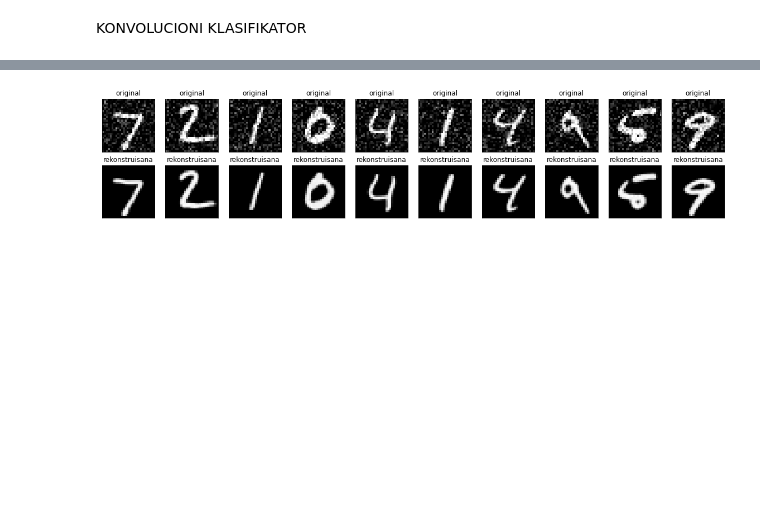
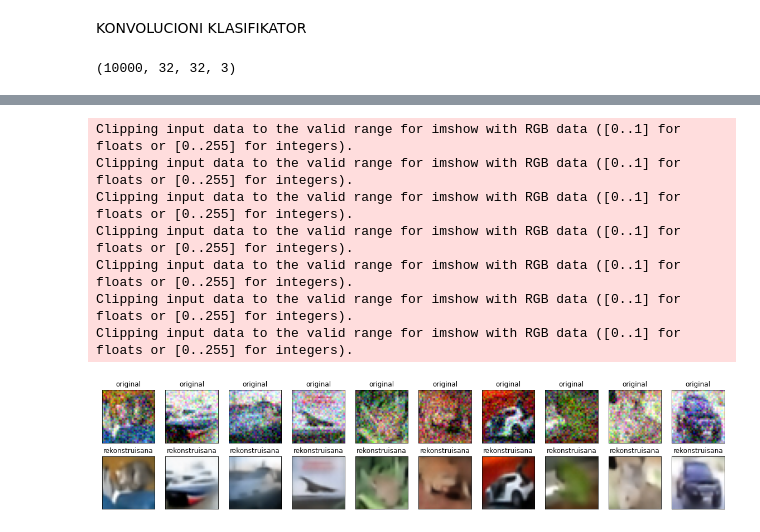
Before and after one commit to KostaR99/Anti_attack_network, a Jupyter notebook: AE&C.ipynb, the cells around one changed output, grey strips where cells are left out. Cells and saved outputs as stored; diff of their text form; code cells hidden in the pictures; blank space fills up the shorter version.

```diff
--- a/AE&C.ipynb
+++ b/AE&C.ipynb
@@ -92,14 +127,15 @@ model = CNNClasificator()
 # %%
 class AEC:
-  def __init__(self,train_data,test_data,train_labels,test_labels,noisy_train,noisy_test):
+  def __init__(self,train_data,test_data,train_labels,test_labels,noisy_train,noisy_test,input_shape,classes):
     self.train_data = train_data
     self.test_data = test_data
     self.train_labels = train_labels
     self.test_labels = test_labels
     self.noisy_test = noisy_test
     self.noisy_train = noisy_train
-    self.autoencoder = AutoEncoder()
-    self.clasificator = CNNClasificator()
+    self.classes = classes
+    self.autoencoder = AutoEncoder(input_shape)
+    self.clasificator = CNNClasificator(len(classes))
     self.history = None
     self.predictions = None
 
@@ -133,6 +169,7 @@ class AEC:
       plt.gray()
       bx.get_xaxis().set_visible(False)
       bx.get_yaxis().set_visible(False)
+
     plt.show()
 
 
@@ -142,7 +179,7 @@ class AEC:
     optimizer=keras.optimizers.Adam(lr=3e-4),
     metrics=["accuracy"],
     )
-    self.history = self.clasificator.fit(self.train_data, self.train_labels, batch_size=64, epochs=10, verbose=2,validation_data=(self.test_data,self.test_labels))
+    self.history = self.clasificator.fit(self.train_data, self.train_labels, batch_size=64, epochs=50, verbose=2,validation_data=(self.test_data,self.test_labels))
     self.predictions = np.argmax(self.clasificator.predict(x=self.test_data, batch_size=64, verbose=0),axis=1)
 
   def clasifierPredict(self,picture):
@@ -217,9 +254,17 @@ class AEC:
 
     return dec
 # %%
-(x_train, y_train), (x_test, y_test) = datasets.mnist.load_data()
-x_train = x_train.astype("float32") / 255.0
+(x_train, y_train), (x_test, y_test) = datasets.cifar10.load_data()
+x_train = x_train.astype("float32") /255.0
 x_test = x_test.astype("float32") / 255.0
 
-x_train = x_train[..., tf.newaxis]
-x_test = x_test[..., tf.newaxis]
+noise_factor = 0.15
+x_train_noisy = x_train + noise_factor * tf.random.normal(shape=x_train.shape)
+x_test_noisy = x_test + noise_factor * tf.random.normal(shape=x_test.shape)
+
+x_train_noisy = tf.clip_by_value(x_train_noisy, clip_value_min=0., clip_value_max=1.)
+x_test_noisy = tf.clip_by_value(x_test_noisy, clip_value_min=0., clip_value_max=1.)
+
+x_test.shape
+# %% [output]
+(10000, 32, 32, 3)
@@ -233,5 +271,7 @@ x_test_noisy = tf.clip_by_value(x_test_noisy, clip_value_min=0., clip_value_max=
+# %%
+classNames = ['airplane','automobile','bird','cat','deer','dog','frog','horse','ship','truck']
 # %%
-model = AEC(x_train,x_test,y_train,y_test,x_train_noisy,x_test_noisy)
+model = AEC(x_train,x_test,y_train,y_test,x_train_noisy,x_test_noisy,classes=classNames,input_shape=(32,32,3))
 model.trainAutoEncoder()
 # %% [output]
 Epoch 1/10
@@ -250,8 +290,15 @@ Epoch 6/10
 Non-trainable params: 0
 _________________________________________________________________
 None
 rezultat treniranja:
+Clipping input data to the valid range for imshow with RGB data ([0..1] for floats or [0..255] for integers).
+Clipping input data to the valid range for imshow with RGB data ([0..1] for floats or [0..255] for integers).
+Clipping input data to the valid range for imshow with RGB data ([0..1] for floats or [0..255] for integers).
+Clipping input data to the valid range for imshow with RGB data ([0..1] for floats or [0..255] for integers).
+Clipping input data to the valid range for imshow with RGB data ([0..1] for floats or [0..255] for integers).
+Clipping input data to the valid range for imshow with RGB data ([0..1] for floats or [0..255] for integers).
+Clipping input data to the valid range for imshow with RGB data ([0..1] for floats or [0..255] for integers).
-[figure, old version]
+[figure, new version]
 # %%
 dc = model.encodingDecoding(x_test[0])
 plt.imshow(tf.squeeze(dc))
```
Also changed, not shown: parts of 25 cells of this notebook.
